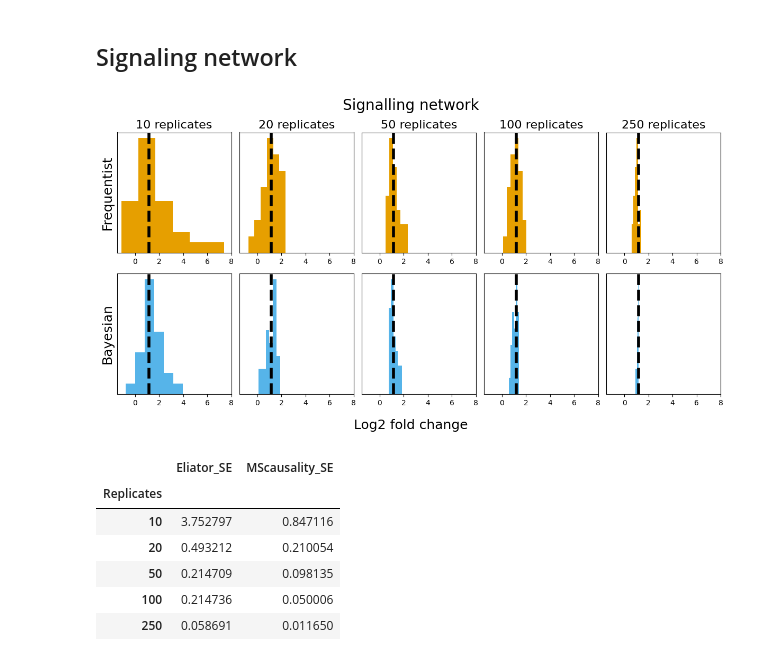
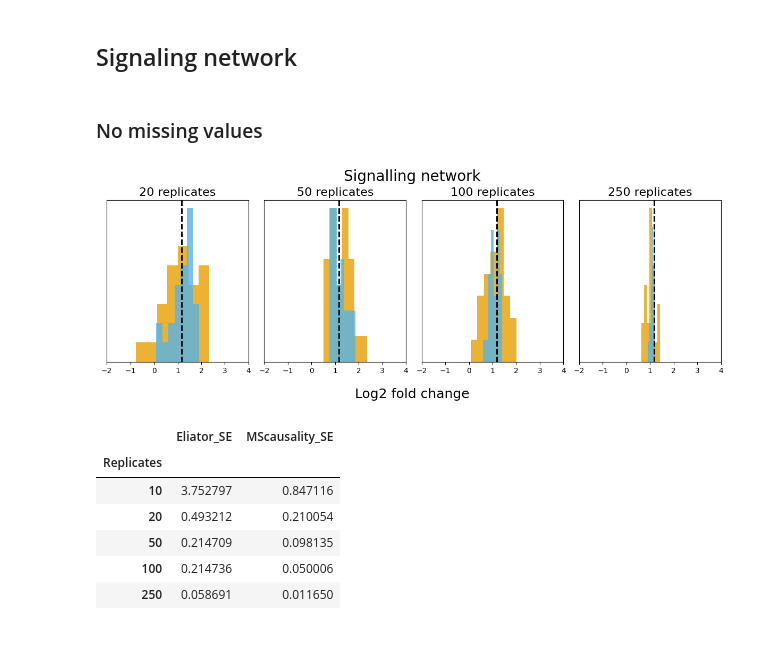
Before and after one commit to devonjkohler/Causomic, a Jupyter notebook: vignettes/methods_paper/Supplementary_analysis.ipynb, the cells around one changed output. Cells and saved outputs as stored; diff of their text form; code cells hidden in the pictures.

```diff
--- a/vignettes/methods_paper/Supplementary_analysis.ipynb
+++ b/vignettes/methods_paper/Supplementary_analysis.ipynb
@@ -168,55 +168,44 @@ plt.setp(ax, xlim=(-1,3), yticks=[])
 [figure]
 # %% [markdown]
 ## Signaling network
+# %% [markdown]
+### No missing values
 # %%
 with open(f'data/signaling_network/igf_network_results.pkl', 'rb') as f:
     priors = pickle.load(f)
 
-fig, ax = plt.subplots(2,5,figsize=(12,6.5))
+fig, ax = plt.subplots(1,4,figsize=(12,4.5))
 
-for i in range(5):
+for i in range(4):
 
-    key = [10, 20, 50, 100, 250][i]
+    key = [20, 50, 100, 250][i]
 
     data = priors[priors["Replicates"] == key].reset_index(drop=True)
     # uni_data = uniform_priors[uniform_priors["Replicates"] == key].reset_index(drop=True)
     # inf_data = informed_priors[informed_priors["Replicates"] == key].reset_index(drop=True)
 
-    ax[0, i].axvline(data.loc[0, "Ground_truth"],
-                     color="black", linestyle="dashed", lw=4)
-    ax[0, i].hist(data["Eliator"],
-                  bins=6, color="#E69F00")
-    ax[0, i].set_title(f"{key} replicates", size=16)
-    ax[0, 0].set_ylabel("Frequentist", size=18)
+    ax[i].axvline(data.loc[0, "Ground_truth"],
+                     color="black", linestyle="dashed", lw=2)
+    ax[i].hist(data["Eliator"], alpha=.8,
+                  bins=7, color="#E69F00", label="Frequentist")
+    ax[i].set_title(f"{key} replicates", size=16)
+    # ax[0].set_ylabel("Frequentist", size=18)
 
-    ax[1, i].axvline(data.loc[0, "Ground_truth"],
-                     color="black", linestyle="dashed", lw=4)
-    ax[1, i].hist(data["MScausality"],
-                  bins=6, color="#56B4E9")
-    ax[1, 0].set_ylabel("Bayesian", size=18)
-    # ax[1, i].set_xlabel("Log2 fold change", size=12)
+    ax[i].axvline(data.loc[0, "Ground_truth"],
+                     color="black", linestyle="dashed", lw=2)
+    ax[i].hist(data["MScausality"], alpha=.8,
+                  bins=7, color="#56B4E9", label="Bayesian")
+    # ax[1].set_ylabel("Bayesian", size=18)
+    # if i == 3:
+    #     ax[i].legend()
 
-    # ax[2, i].axvline(uni_data.loc[0, "Ground_truth"],
-    #                  color="black", linestyle="dashed", lw=4)
-    # ax[2, i].hist(uni_data["MScausality"],
-    #               bins=5, color="red")
-    # ax[2, 0].set_ylabel("Bayesian - Uniform", size=16)
-    # ax[2, i].set_xlabel("Log2 fold change", size=12)
-
-    # ax[3, i].axvline(inf_data.loc[0, "Ground_truth"],
-    #                  color="black", linestyle="dashed", lw=4)
-    # ax[3, i].hist(inf_data["MScausality"],
-    #               bins=5, color="green")
-    # ax[3, 0].set_ylabel("Bayesian - Informed", size=16)
-    # ax[3, i].set_xlabel("Log2 fold change", size=12)
-
-plt.setp(ax, xlim=(-1.5,8), yticks=[])
+plt.setp(ax, xlim=(-2, 4), yticks=[])
 fig.suptitle("Signalling network", size=20)
 fig.supxlabel('Log2 fold change', size=18)
 fig.tight_layout()
-fig.subplots_adjust(top=0.88)
+fig.subplots_adjust(top=0.85)
 # %% [output]
-[figure, old version]
+[figure, new version]
 # %%
 priors.loc[:, "Eliator_SE"] = (priors.loc[:, "Eliator"] - \
                                    priors.loc[:, "Ground_truth"])**2
```
Also changed, not shown: parts of 14 cells of this notebook, 26 other files.
